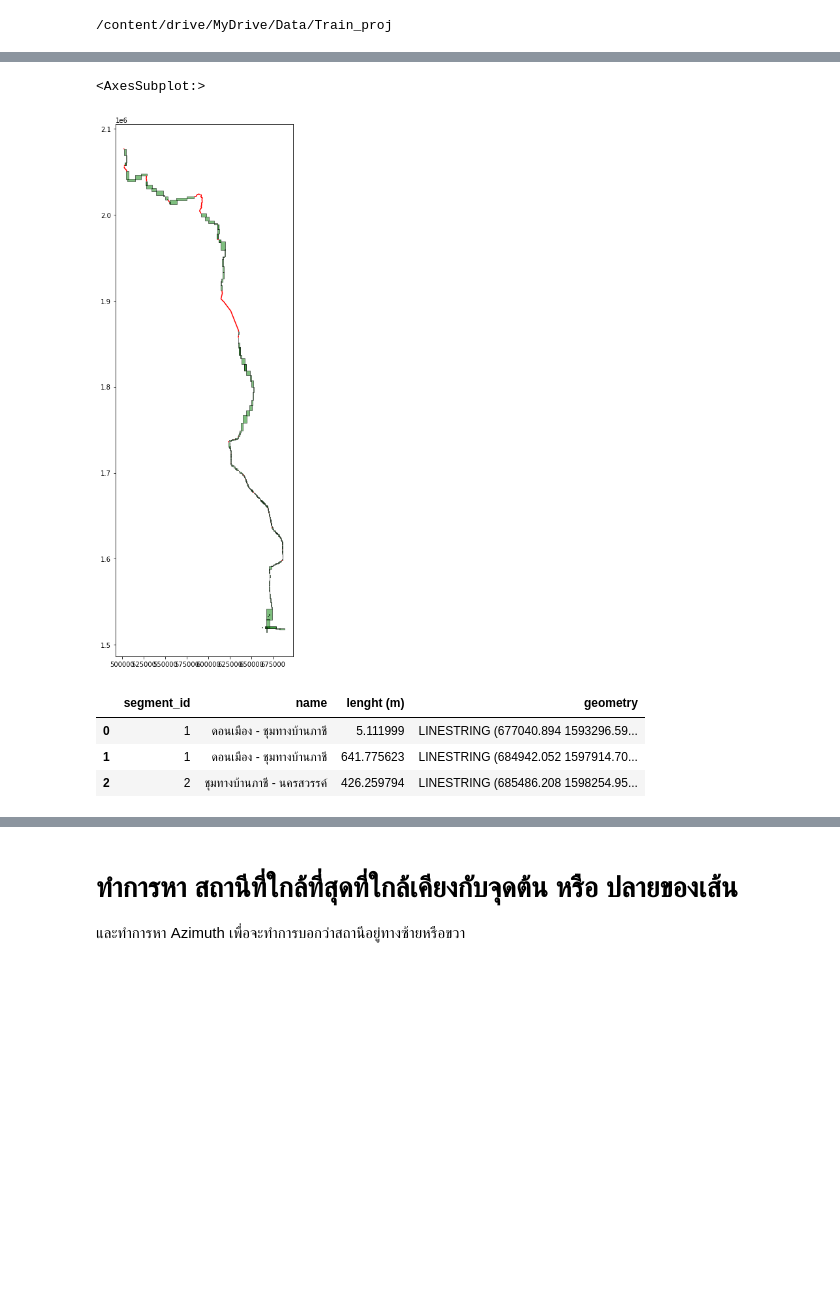
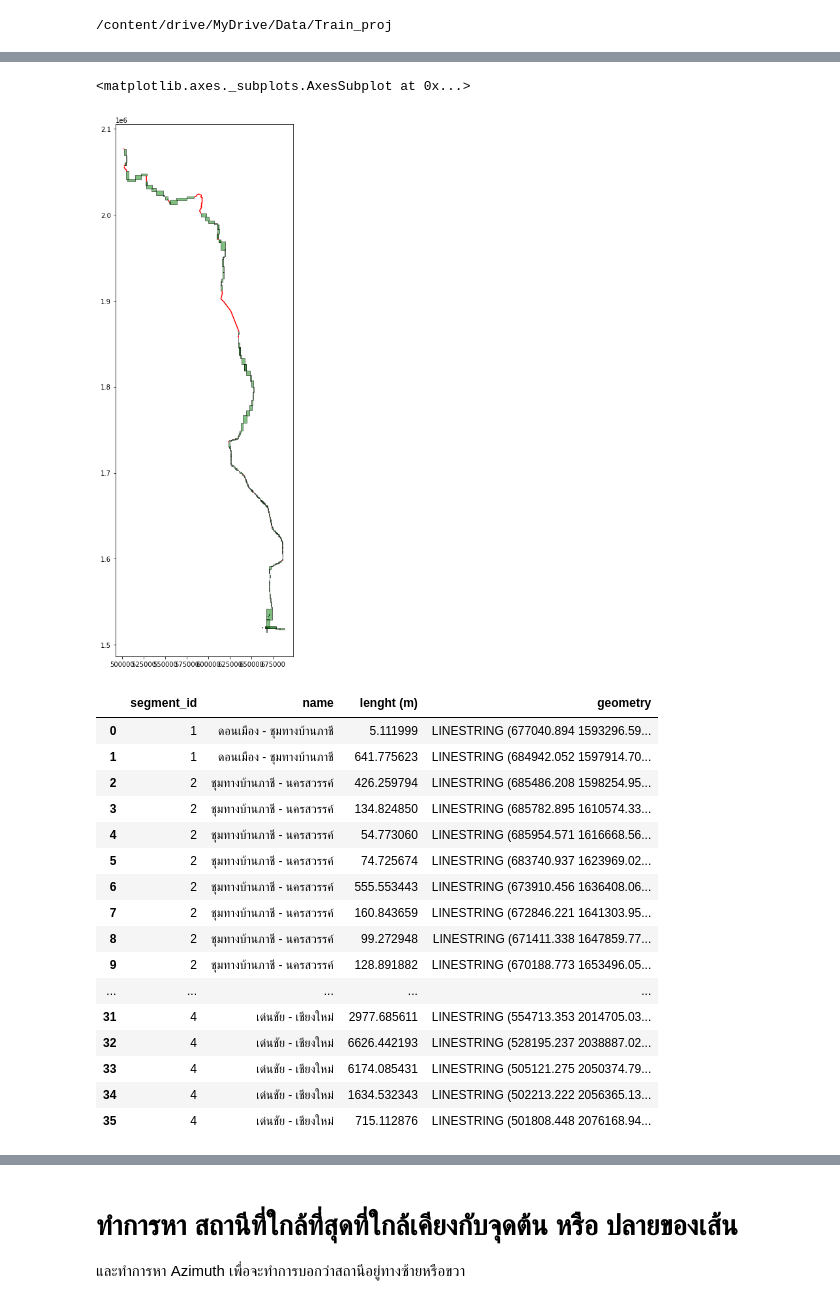
Before and after one commit to sakaratsooksang/arphohub, a Jupyter notebook: undronned.ipynb, the cells around one changed output, grey strips where cells are left out. Drawn from its saved outputs; the diff is of its cells as text; code cells hidden in the pictures; blank space fills up the shorter version.

```diff
--- a/undronned.ipynb
+++ b/undronned.ipynb
@@ -141,24 +148,37 @@ for i in range(len(undronned_area)):
           ]
           row.append(data)
 cols = ['segment_id','name','lenght (m)','geometry']
-gdf = gpd.GeoDataFrame(row,columns=cols)
+gdf = gpd.GeoDataFrame(row,columns=cols,geometry='geometry',crs=32647)
 # %%
 ax = gdf.plot(color='red',figsize=(15,15))
 srt.plot(ax=ax, facecolor='green', edgecolor='k',alpha=0.5)
 bkk_phase.plot(ax=ax, facecolor='green', edgecolor='k',alpha=0.5)
 ecw_km.plot(ax=ax, facecolor='green', edgecolor='k',alpha=0.5)
 # %% [output]
-<AxesSubplot:>
+<matplotlib.axes._subplots.AxesSubplot at 0x...>
 [figure]
 # %%
 gdf.to_file("undronned_line.gpkg", layer='undronned_line', driver="GPKG")
 # %%
-gdf.head(3)
+gdf
 # %% [output]
 |  | segment_id | name | lenght (m) | geometry |
 | 0 | 1 | ดอนเมือง - ชุมทางบ้านภาชี | 5.111999 | LINESTRING (677040.894 1593296.59... |
 | 1 | 1 | ดอนเมือง - ชุมทางบ้านภาชี | 641.775623 | LINESTRING (684942.052 1597914.70... |
 | 2 | 2 | ชุมทางบ้านภาชี - นครสวรรค์ | 426.259794 | LINESTRING (685486.208 1598254.95... |
+| 3 | 2 | ชุมทางบ้านภาชี - นครสวรรค์ | 134.824850 | LINESTRING (685782.895 1610574.33... |
+| 4 | 2 | ชุมทางบ้านภาชี - นครสวรรค์ | 54.773060 | LINESTRING (685954.571 1616668.56... |
+| 5 | 2 | ชุมทางบ้านภาชี - นครสวรรค์ | 74.725674 | LINESTRING (683740.937 1623969.02... |
+| 6 | 2 | ชุมทางบ้านภาชี - นครสวรรค์ | 555.553443 | LINESTRING (673910.456 1636408.06... |
+| 7 | 2 | ชุมทางบ้านภาชี - นครสวรรค์ | 160.843659 | LINESTRING (672846.221 1641303.95... |
+| 8 | 2 | ชุมทางบ้านภาชี - นครสวรรค์ | 99.272948 | LINESTRING (671411.338 1647859.77... |
+| 9 | 2 | ชุมทางบ้านภาชี - นครสวรรค์ | 128.891882 | LINESTRING (670188.773 1653496.05... |
+| ... | ... | ... | ... | ... |
+| 31 | 4 | เด่นชัย - เชียงใหม่ | 2977.685611 | LINESTRING (554713.353 2014705.03... |
+| 32 | 4 | เด่นชัย - เชียงใหม่ | 6626.442193 | LINESTRING (528195.237 2038887.02... |
+| 33 | 4 | เด่นชัย - เชียงใหม่ | 6174.085431 | LINESTRING (505121.275 2050374.79... |
+| 34 | 4 | เด่นชัย - เชียงใหม่ | 1634.532343 | LINESTRING (502213.222 2056365.13... |
+| 35 | 4 | เด่นชัย - เชียงใหม่ | 715.112876 | LINESTRING (501808.448 2076168.94... |
 # %%
 sta.head(3)
 # %% [output]
```
Also changed, not shown: parts of 17 cells of this notebook.
